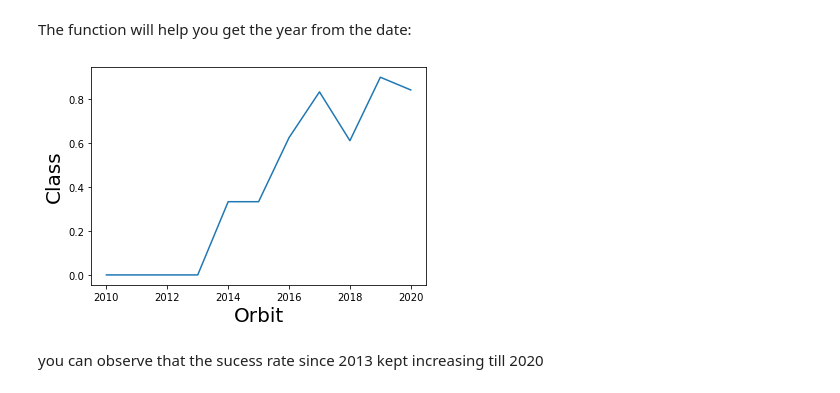
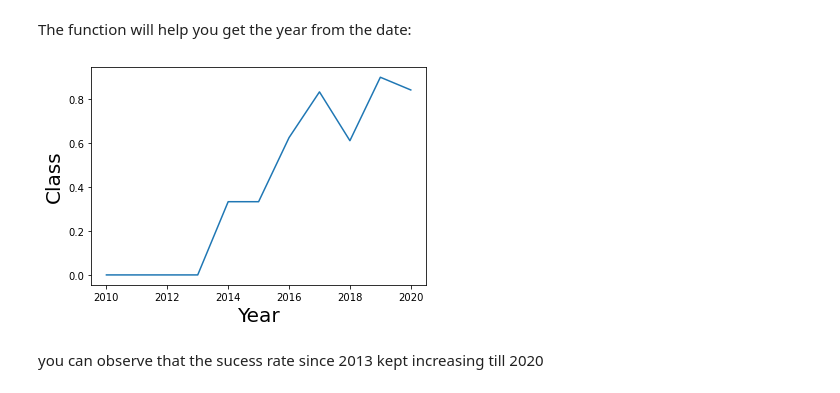
Before and after one commit to sanmis41/coursera, a Jupyter notebook: 5. EDA with Data Visualization.ipynb, the cells around one changed output. Drawn from its saved outputs; the diff is of its cells as text; code cells hidden in the pictures.

```diff
--- a/5. EDA with Data Visualization.ipynb
+++ b/5. EDA with Data Visualization.ipynb
@@ -171,14 +171,14 @@ def Extract_year(date):
 # %%
 # Plot a line chart with x axis to be the extracted year and y axis to be the success rate
 df['Yr']=pd.DatetimeIndex(df['Date']).year
 yr_df=df.groupby(['Yr']).mean()
 yr_df.reset_index(inplace=True)
 sns.lineplot(y="Class", x="Yr", data=yr_df)
-plt.xlabel("Orbit",fontsize=20)
+plt.xlabel("Year",fontsize=20)
 plt.ylabel("Class",fontsize=20)
 plt.show()
 # %% [output]
-[figure, old version]
+[figure, new version]
 # %% [markdown]
 you can observe that the sucess rate since 2013 kept increasing till 2020
 # %% [markdown]
```
Also changed, not shown: parts of 2 cells of this notebook.
